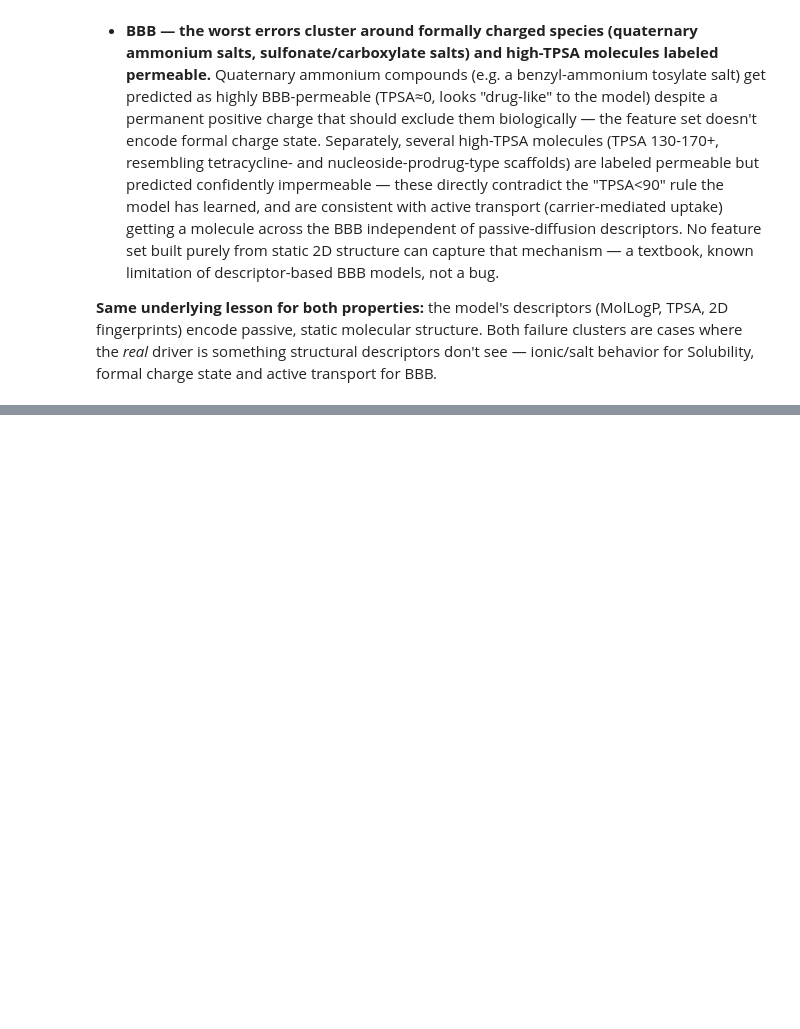
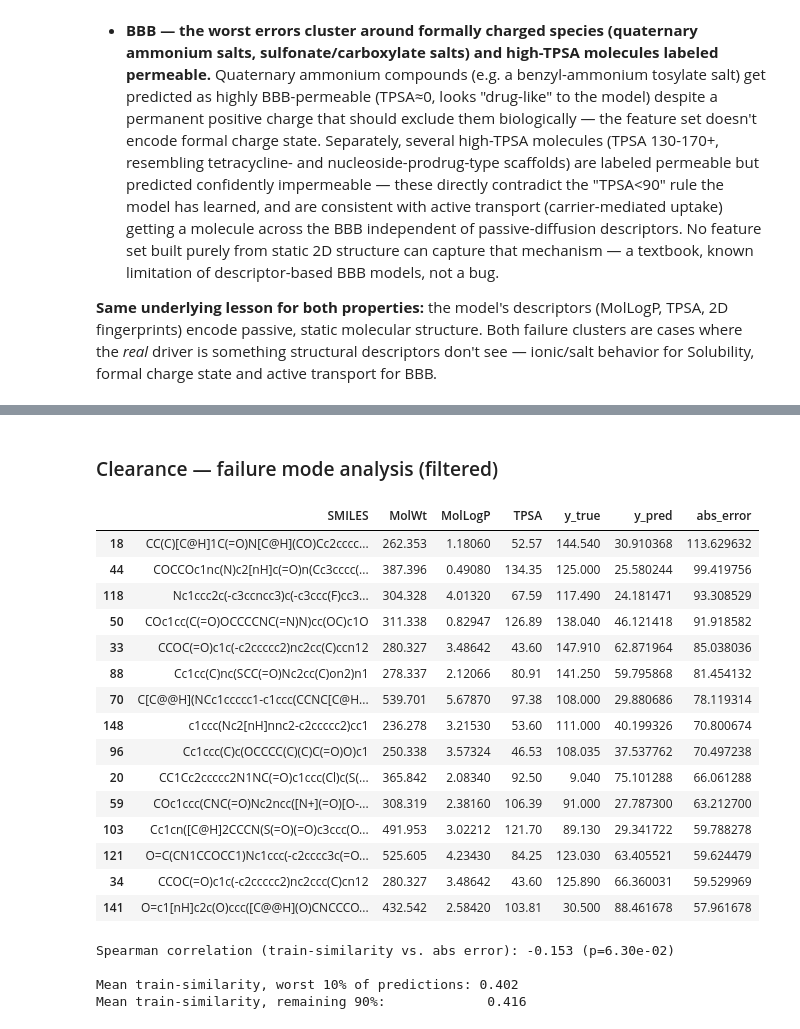
Before and after one commit to tuhinc5203/admet-property-prediction, a Jupyter notebook: Model_Improvement.ipynb, the cells around one changed output, grey strips where cells are left out. Cells and saved outputs as stored; diff of their text form; code cells hidden in the pictures; blank space fills up the shorter version.

```diff
--- a/Model_Improvement.ipynb
+++ b/Model_Improvement.ipynb
@@ -913,0 +1358,9 @@ Mean train-similarity, correctly classified: 0.415
+# %%
+xgb_clearance_filt = XGBRegressor(n_estimators=200, random_state=42, n_jobs=-1)
+xgb_clearance_filt.fit(X_clearance_train_filt, y_clearance_train_filt)
+
+xgb_clearance_filt_metrics = evaluate_regression(xgb_clearance_filt, X_clearance_test_filt, y_clearance_test_filt)
+xgb_clearance_filt_metrics['spearman'], _ = spearmanr(y_clearance_test_filt, xgb_clearance_filt.predict(X_clearance_test_filt))
+print(f"Spearman:          {xgb_clearance_filt_metrics['spearman']:.3f}")
+
+compare_metrics('Clearance (filtered): RF -> XGBoost', rf_clearance_filt_metrics, xgb_clearance_filt_metrics)
@@ -913,0 +1424,20 @@ Mean train-similarity, correctly classified: 0.415
+# %%
+xgb_clearance_search = RandomizedSearchCV(
+    estimator=XGBRegressor(random_state=42),
+    param_distributions=xgb_param_grid,
+    n_iter=15,
+    cv=GroupKFold(n_splits=5),
+    scoring=spearman_scorer,
+    random_state=42,
+    n_jobs=-1,
+)
+xgb_clearance_search.fit(X_clearance_train_filt, y_clearance_train_filt, groups=clearance_groups)
+
+print(f"Best CV Spearman: {xgb_clearance_search.best_score_:.3f}")
+print(f"Best params: {xgb_clearance_search.best_params_}")
+
+xgb_clearance_tuned_metrics = evaluate_regression(xgb_clearance_search.best_estimator_, X_clearance_test_filt, y_clearance_test_filt)
+xgb_clearance_tuned_metrics['spearman'], _ = spearmanr(y_clearance_test_filt, xgb_clearance_search.best_estimator_.predict(X_clearance_test_filt))
+print(f"Spearman:          {xgb_clearance_tuned_metrics['spearman']:.3f}")
+compare_metrics('Clearance (filtered): tuned RF -> tuned XGBoost', rf_clearance_tuned_metrics, xgb_clearance_tuned_metrics)
+compare_metrics('Clearance (filtered): RF baseline -> tuned XGBoost', rf_clearance_filt_metrics, xgb_clearance_tuned_metrics)
@@ -913,0 +1485,48 @@ Mean train-similarity, correctly classified: 0.415
+# %% [markdown]
+### Clearance — failure mode analysis (filtered)
+# %%
+clearance_model = xgb_clearance_search.best_estimator_
+clearance_pred = clearance_model.predict(X_clearance_test_filt)
+clearance_abs_err = np.abs(clearance_pred - y_clearance_test_filt)
+
+clearance_fail_df = pd.DataFrame({
+    'SMILES': clearance_test_filt['Drug'].values,
+    'MolWt': X_clearance_test_filt['MolWt'].values,
+    'MolLogP': X_clearance_test_filt['MolLogP'].values,
+    'TPSA': X_clearance_test_filt['TPSA'].values,
+    'y_true': y_clearance_test_filt,
+    'y_pred': clearance_pred,
+    'abs_error': clearance_abs_err,
+})
+clearance_fail_df.sort_values('abs_error', ascending=False).head(15)
+# %% [output]
+|  | SMILES | MolWt | MolLogP | TPSA | y_true | y_pred | abs_error |
+| 18 | CC(C)[C@H]1C(=O)N[C@H](CO)Cc2cccc... | 262.353 | 1.18060 | 52.57 | 144.540 | 30.910368 | 113.629632 |
+| 44 | COCCOc1nc(N)c2[nH]c(=O)n(Cc3cccc(... | 387.396 | 0.49080 | 134.35 | 125.000 | 25.580244 | 99.419756 |
+| 118 | Nc1ccc2c(-c3ccncc3)c(-c3ccc(F)cc3... | 304.328 | 4.01320 | 67.59 | 117.490 | 24.181471 | 93.308529 |
+| 50 | COc1cc(C(=O)OCCCCNC(=N)N)cc(OC)c1O | 311.338 | 0.82947 | 126.89 | 138.040 | 46.121418 | 91.918582 |
+| 33 | CCOC(=O)c1c(-c2ccccc2)nc2cc(C)ccn12 | 280.327 | 3.48642 | 43.60 | 147.910 | 62.871964 | 85.038036 |
+| 88 | Cc1cc(C)nc(SCC(=O)Nc2cc(C)on2)n1 | 278.337 | 2.12066 | 80.91 | 141.250 | 59.795868 | 81.454132 |
+| 70 | C[C@@H](NCc1ccccc1-c1ccc(CCNC[C@H... | 539.701 | 5.67870 | 97.38 | 108.000 | 29.880686 | 78.119314 |
+| 148 | c1ccc(Nc2[nH]nnc2-c2ccccc2)cc1 | 236.278 | 3.21530 | 53.60 | 111.000 | 40.199326 | 70.800674 |
+| 96 | Cc1ccc(C)c(OCCCC(C)(C)C(=O)O)c1 | 250.338 | 3.57324 | 46.53 | 108.035 | 37.537762 | 70.497238 |
+| 20 | CC1Cc2ccccc2N1NC(=O)c1ccc(Cl)c(S(... | 365.842 | 2.08340 | 92.50 | 9.040 | 75.101288 | 66.061288 |
+| 59 | COc1ccc(CNC(=O)Nc2ncc([N+](=O)[O-... | 308.319 | 2.38160 | 106.39 | 91.000 | 27.787300 | 63.212700 |
+| 103 | Cc1cn([C@H]2CCCN(S(=O)(=O)c3ccc(O... | 491.953 | 3.02212 | 121.70 | 89.130 | 29.341722 | 59.788278 |
+| 121 | O=C(CN1CCOCC1)Nc1ccc(-c2cccc3c(=O... | 525.605 | 4.23430 | 84.25 | 123.030 | 63.405521 | 59.624479 |
+| 34 | CCOC(=O)c1c(-c2ccccc2)nc2ccc(C)cn12 | 280.327 | 3.48642 | 43.60 | 125.890 | 66.360031 | 59.529969 |
+| 141 | O=c1[nH]c2c(O)ccc([C@@H](O)CNCCCO... | 432.542 | 2.58420 | 103.81 | 30.500 | 88.461678 | 57.961678 |
+# %%
+clearance_nn_sim = nn_tanimoto_similarity(X_clearance_test_filt[clearance_fp_cols], X_clearance_train_filt[clearance_fp_cols])
+
+corr, pval = spearmanr(clearance_nn_sim, clearance_abs_err)
+print(f"Spearman correlation (train-similarity vs. abs error): {corr:.3f} (p={pval:.2e})")
+
+worst_10pct = clearance_fail_df['abs_error'] >= clearance_fail_df['abs_error'].quantile(0.90)
+print(f"\nMean train-similarity, worst 10% of predictions: {clearance_nn_sim[worst_10pct.values].mean():.3f}")
+print(f"Mean train-similarity, remaining 90%:             {clearance_nn_sim[~worst_10pct.values].mean():.3f}")
+# %% [output]
+Spearman correlation (train-similarity vs. abs error): -0.153 (p=6.30e-02)
+
+Mean train-similarity, worst 10% of predictions: 0.402
+Mean train-similarity, remaining 90%:             0.416
```
Also changed, not shown: parts of 33 cells of this notebook, 2 other files.
